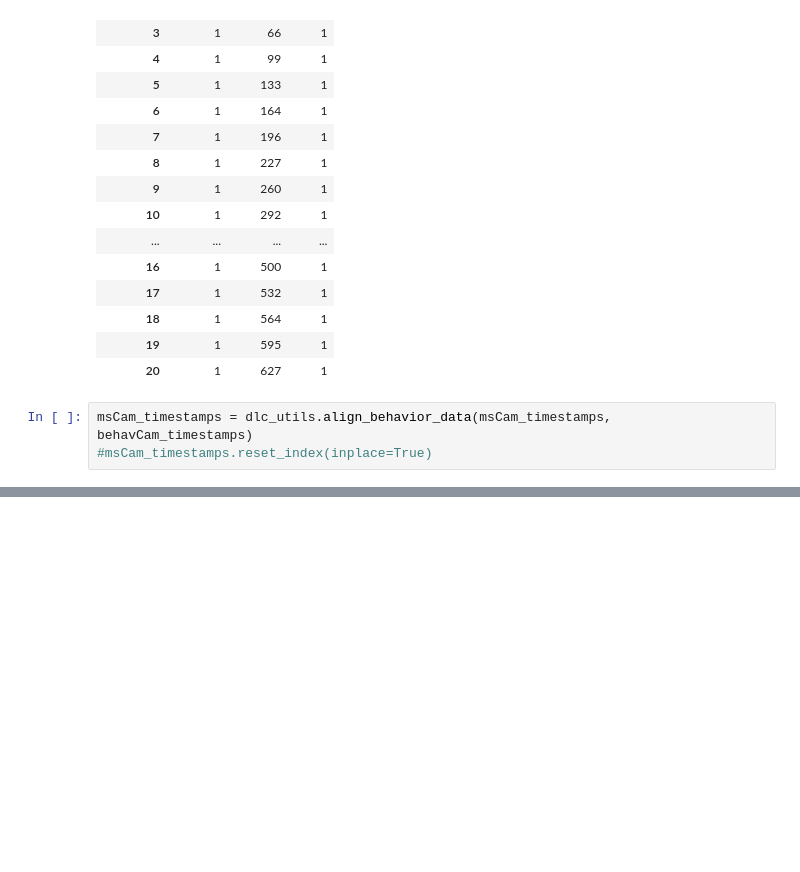
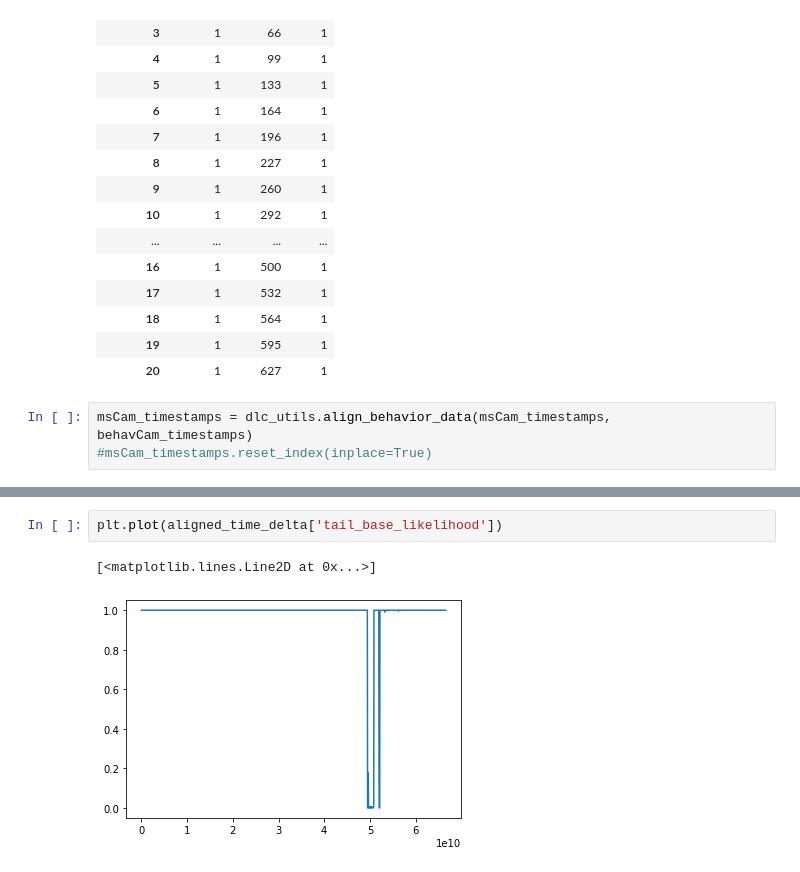
Before and after one commit to marburyvthesea/post_cnmfe_analysis, a Jupyter notebook: dlc_analysis/compile_dlc_output_v2.ipynb, the cells around one changed output, grey strips where cells are left out. Saved outputs shown, nothing was run; the diff lists cells and outputs as text; blank space fills up the shorter version.

```diff
--- a/dlc_analysis/compile_dlc_output_v2.ipynb
+++ b/dlc_analysis/compile_dlc_output_v2.ipynb
@@ -291,0 +445,5 @@ msCam_timestamps = dlc_utils.align_behavior_data(msCam_timestamps, behavCam_time
+# %%
+plt.plot(aligned_time_delta['tail_base_likelihood'])
+# %% [output]
+[<matplotlib.lines.Line2D at 0x...>]
+[figure, added]
```
Also changed, not shown: parts of 19 cells of this notebook.
